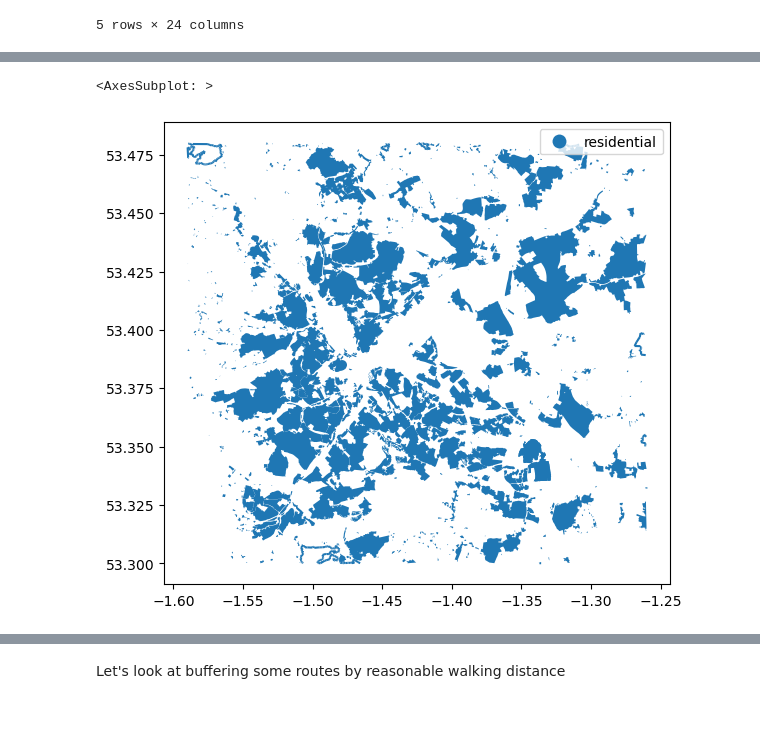
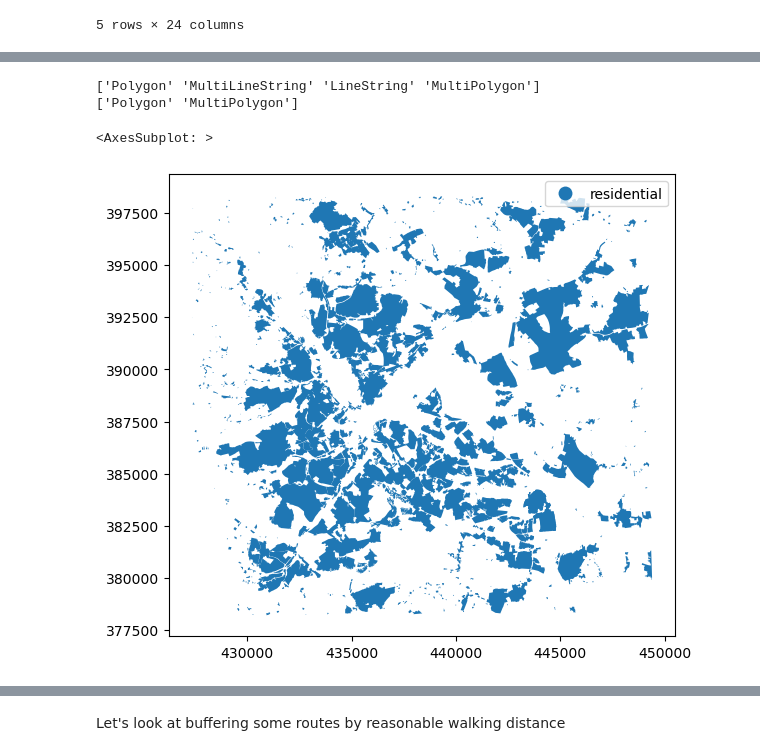
Before and after one commit to tbalbone31/pyrosm_hackathon, a Jupyter notebook: pyrosm_sheffield.ipynb, the cells around one changed output, grey strips where cells are left out. Drawn from its saved outputs; the diff is of its cells as text; code cells hidden in the pictures; blank space fills up the shorter version.

```diff
--- a/pyrosm_sheffield.ipynb
+++ b/pyrosm_sheffield.ipynb
@@ -81,12 +81,23 @@ transit.plot(column='route',cmap='Accent',legend=True)
-# %%
-landuse = osm.get_landuse(custom_filter={'landuse':['residential']})
-
-landuse.head()
-
-landuse.plot(column='landuse', legend=True, figsize=(10,6))
-# %% [output]
-<AxesSubplot: >
-[figure, removed]
+# %%
+landuse=osm.get_data_by_custom_criteria(custom_filter={'landuse':['residential']},
+                                        # Keep data matching the criteria above
+                                        filter_type="keep",
+                                        # Do not keep nodes (point data)
+                                        keep_nodes=False,
+                                        keep_ways=True,
+                                        keep_relations=True)
+
+landuse = landuse.to_crs("EPSG:27700")
+
+print(landuse['geometry'].geom_type.unique())
+landuse = landuse.loc[(landuse['geometry'].geom_type == "Polygon") | (landuse['geometry'].geom_type == "MultiPolygon")]
+print(landuse['geometry'].geom_type.unique())
+landuse.plot(column='landuse', legend=True, figsize=(10,6))
+# %% [output]
+['Polygon' 'MultiLineString' 'LineString' 'MultiPolygon']
+['Polygon' 'MultiPolygon']
+<AxesSubplot: >
+[figure, added]
 # %%
 #Plot public transport network and residential landuse together
 ax = transit.plot(column='route', cmap='Accent',alpha=.25)  # saving the first plot as an axis and setting alpha (transparency) to 0.5
```
Also changed, not shown: parts of 7 cells of this notebook.
